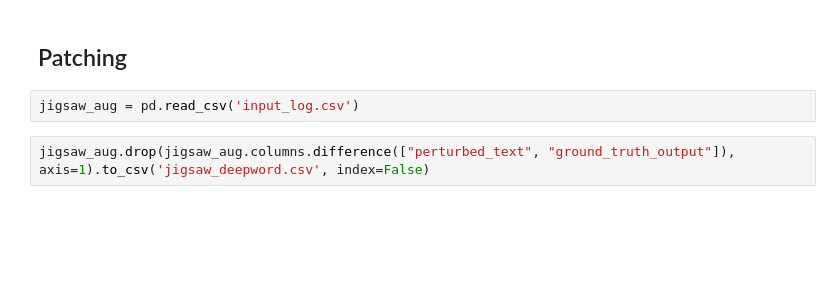
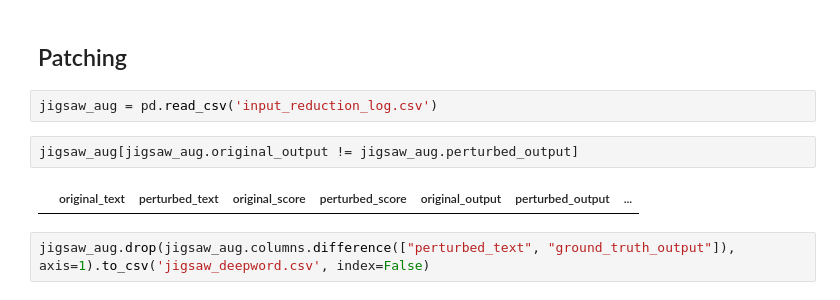
Before and after one commit to wid0gast/interp-toxicity, a Jupyter notebook: textattack.ipynb, the cells around one changed output. Saved outputs shown, nothing was run; the diff lists cells and outputs as text; blank space fills up the shorter version.

```diff
--- a/textattack.ipynb
+++ b/textattack.ipynb
@@ -135,7 +137,11 @@ textattack: CSVLogger exiting without calling flush().
 # %% [markdown]
 ## Patching
 # %%
-jigsaw_aug = pd.read_csv('input_log.csv')
+jigsaw_aug = pd.read_csv('input_reduction_log.csv')
+# %%
+jigsaw_aug[jigsaw_aug.original_output != jigsaw_aug.perturbed_output]
+# %% [output]
+|  | original_text | perturbed_text | original_score | perturbed_score | original_output | perturbed_output | ... |
 # %%
 jigsaw_aug.drop(jigsaw_aug.columns.difference(["perturbed_text", "ground_truth_output"]), axis=1).to_csv('jigsaw_deepword.csv', index=False)
 # %%
```
Also changed, not shown: parts of 20 cells of this notebook, 6 other files.
